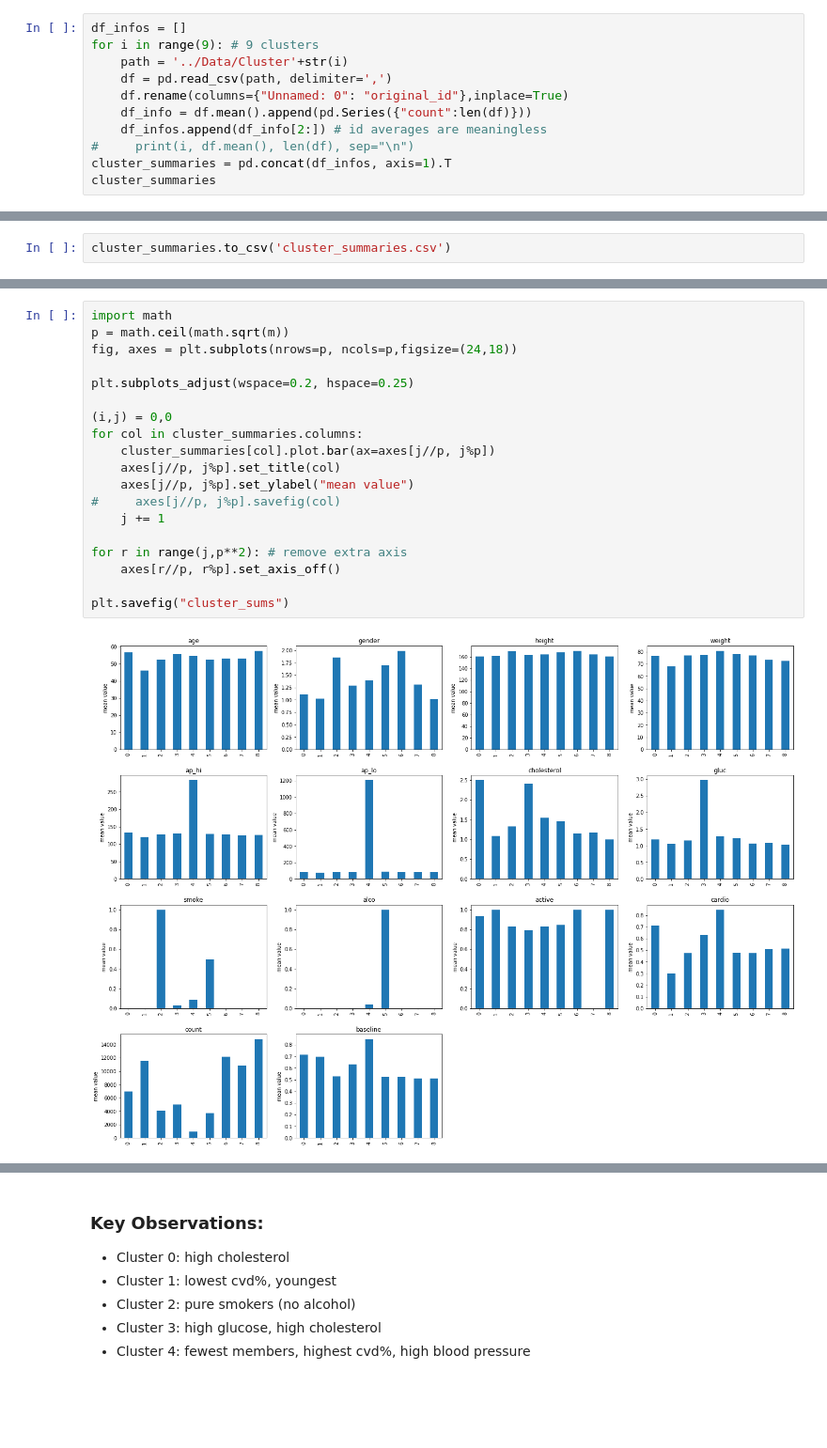
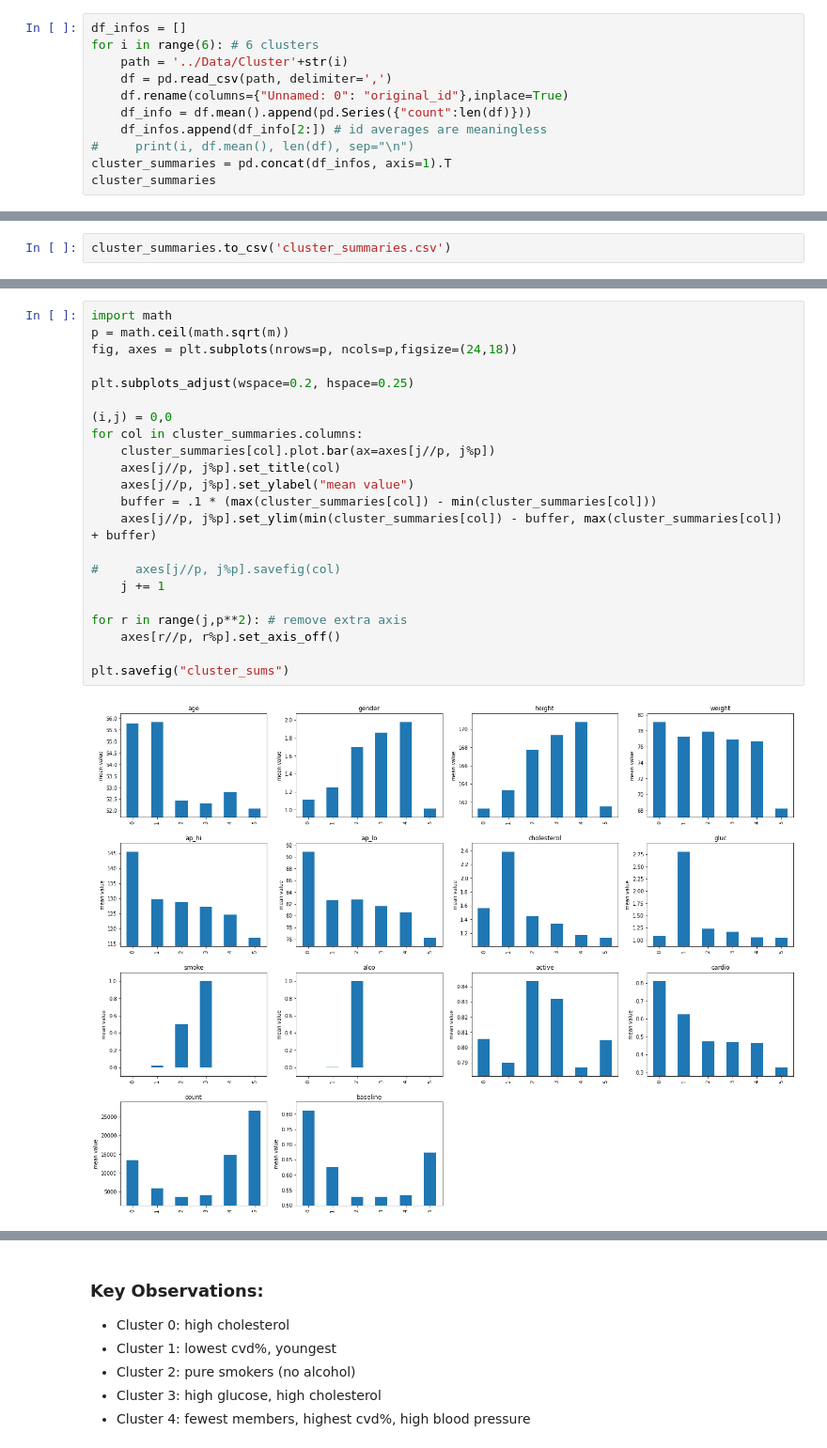
Before and after one commit to bhavrish/CVD-Classifer, a Jupyter notebook: Exploratory Data Analysis/Cluster_Summaries.ipynb, the cells around one changed output, grey strips where cells are left out. Shown at 94% size. Saved outputs shown, nothing was run; the diff lists cells and outputs as text; blank space fills up the shorter version.

```diff
--- a/Exploratory Data Analysis/Cluster_Summaries.ipynb
+++ b/Exploratory Data Analysis/Cluster_Summaries.ipynb
@@ -4,7 +4,7 @@ import matplotlib.pyplot as plt
 import numpy as np
 # %%
 df_infos = []
-for i in range(9): # 9 clusters
+for i in range(6): # 6 clusters
     path = '../Data/Cluster'+str(i)
     df = pd.read_csv(path, delimiter=',')
     df.rename(columns={"Unnamed: 0": "original_id"},inplace=True)
@@ -76,21 +64,24 @@ sum(cluster_summaries["cardio"]*cluster_summaries["count"])/sum(cluster_summarie
 # %%
 import math
 p = math.ceil(math.sqrt(m))
 fig, axes = plt.subplots(nrows=p, ncols=p,figsize=(24,18))
 
 plt.subplots_adjust(wspace=0.2, hspace=0.25)
 
 (i,j) = 0,0
 for col in cluster_summaries.columns:
     cluster_summaries[col].plot.bar(ax=axes[j//p, j%p])
     axes[j//p, j%p].set_title(col)
     axes[j//p, j%p].set_ylabel("mean value")
+    buffer = .1 * (max(cluster_summaries[col]) - min(cluster_summaries[col]))
+    axes[j//p, j%p].set_ylim(min(cluster_summaries[col]) - buffer, max(cluster_summaries[col]) + buffer)
+
 #     axes[j//p, j%p].savefig(col)
     j += 1
 
 for r in range(j,p**2): # remove extra axis
     axes[r//p, r%p].set_axis_off()
 
 plt.savefig("cluster_sums")
 # %% [output]
-[figure, old version]
+[figure, new version]
```
Also changed, not shown: parts of 6 cells of this notebook, 18 other files.
